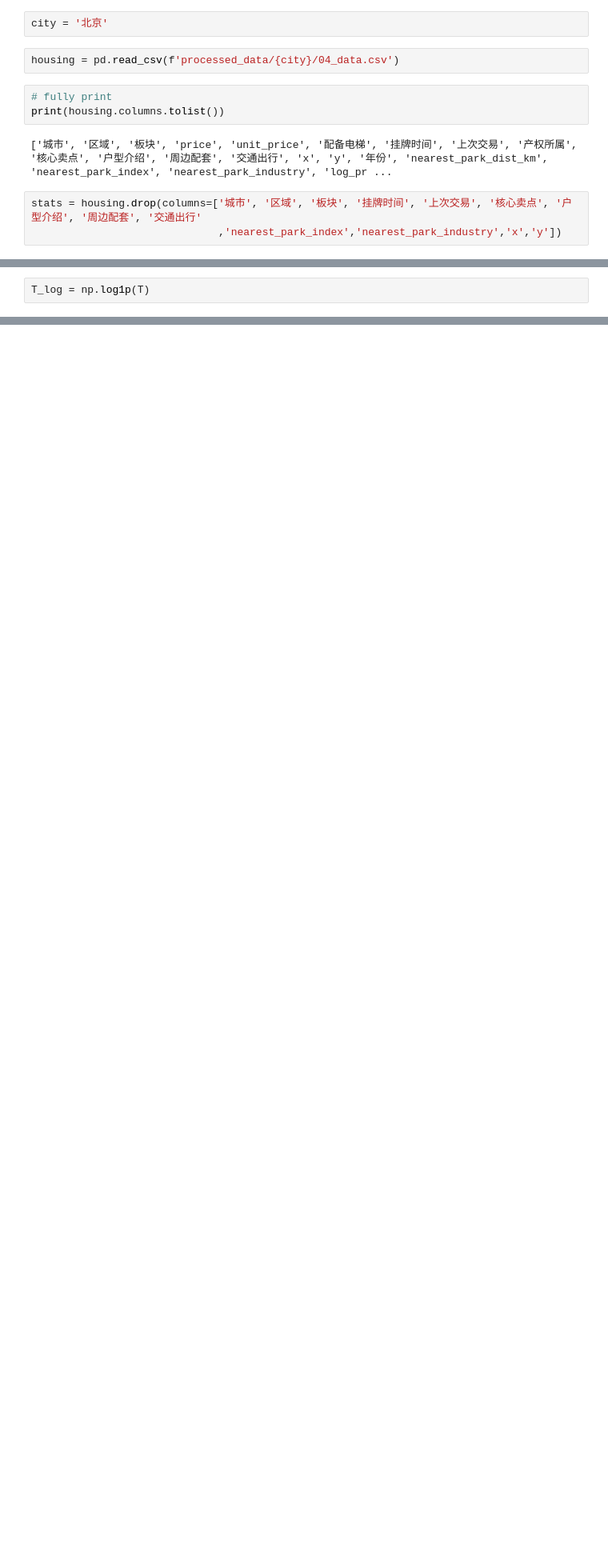
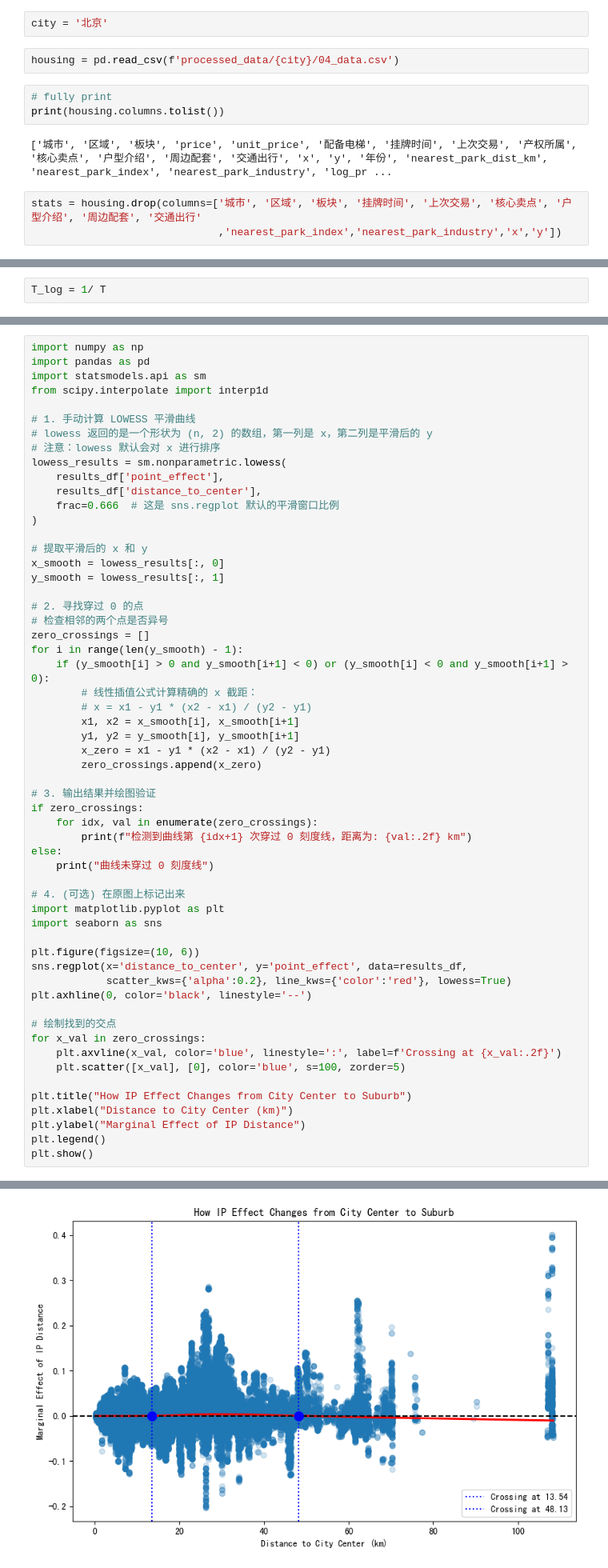
Before and after one commit to artinsophia/Paper-HousingPriceSpatialEconometrics, a Jupyter notebook: 06_DML.ipynb, the cells around one changed output, grey strips where cells are left out. Shown at 80% size. Cells and saved outputs as stored; diff of their text form; blank space fills up the shorter version.

```diff
--- a/06_DML.ipynb
+++ b/06_DML.ipynb
@@ -114,5 +102,5 @@ print(X_cols)
 # %%
-T_log = np.log1p(T)
+T_log = 1/ T
 # %%
 import optuna
 import pandas as pd
@@ -267,0 +339,58 @@ Coefficient Results table portrays the $coef_{ij}$ parameter vector for each out
+# %%
+import numpy as np
+import pandas as pd
+import statsmodels.api as sm
+from scipy.interpolate import interp1d
+
+# 1. 手动计算 LOWESS 平滑曲线
+# lowess 返回的是一个形状为 (n, 2) 的数组，第一列是 x，第二列是平滑后的 y
+# 注意：lowess 默认会对 x 进行排序
+lowess_results = sm.nonparametric.lowess(
+    results_df['point_effect'],
+    results_df['distance_to_center'],
+    frac=0.666  # 这是 sns.regplot 默认的平滑窗口比例
+)
+
+# 提取平滑后的 x 和 y
+x_smooth = lowess_results[:, 0]
+y_smooth = lowess_results[:, 1]
+
+# 2. 寻找穿过 0 的点
+# 检查相邻的两个点是否异号
+zero_crossings = []
+for i in range(len(y_smooth) - 1):
+    if (y_smooth[i] > 0 and y_smooth[i+1] < 0) or (y_smooth[i] < 0 and y_smooth[i+1] > 0):
+        # 线性插值公式计算精确的 x 截距：
+        # x = x1 - y1 * (x2 - x1) / (y2 - y1)
+        x1, x2 = x_smooth[i], x_smooth[i+1]
+        y1, y2 = y_smooth[i], y_smooth[i+1]
+        x_zero = x1 - y1 * (x2 - x1) / (y2 - y1)
+        zero_crossings.append(x_zero)
+
+# 3. 输出结果并绘图验证
+if zero_crossings:
+    for idx, val in enumerate(zero_crossings):
+        print(f"检测到曲线第 {idx+1} 次穿过 0 刻度线，距离为: {val:.2f} km")
+else:
+    print("曲线未穿过 0 刻度线")
+
+# 4. (可选) 在原图上标记出来
+import matplotlib.pyplot as plt
+import seaborn as sns
+
+plt.figure(figsize=(10, 6))
+sns.regplot(x='distance_to_center', y='point_effect', data=results_df,
+            scatter_kws={'alpha':0.2}, line_kws={'color':'red'}, lowess=True)
+plt.axhline(0, color='black', linestyle='--')
+
+# 绘制找到的交点
+for x_val in zero_crossings:
+    plt.axvline(x_val, color='blue', linestyle=':', label=f'Crossing at {x_val:.2f}')
+    plt.scatter([x_val], [0], color='blue', s=100, zorder=5)
+
+plt.title("How IP Effect Changes from City Center to Suburb")
+plt.xlabel("Distance to City Center (km)")
+plt.ylabel("Marginal Effect of IP Distance")
+plt.legend()
+plt.show()
+# %% [output]
@@ -267,0 +399 @@ Coefficient Results table portrays the $coef_{ij}$ parameter vector for each out
+[figure, added]
```
Also changed, not shown: parts of 12 cells of this notebook, 3 other files.
